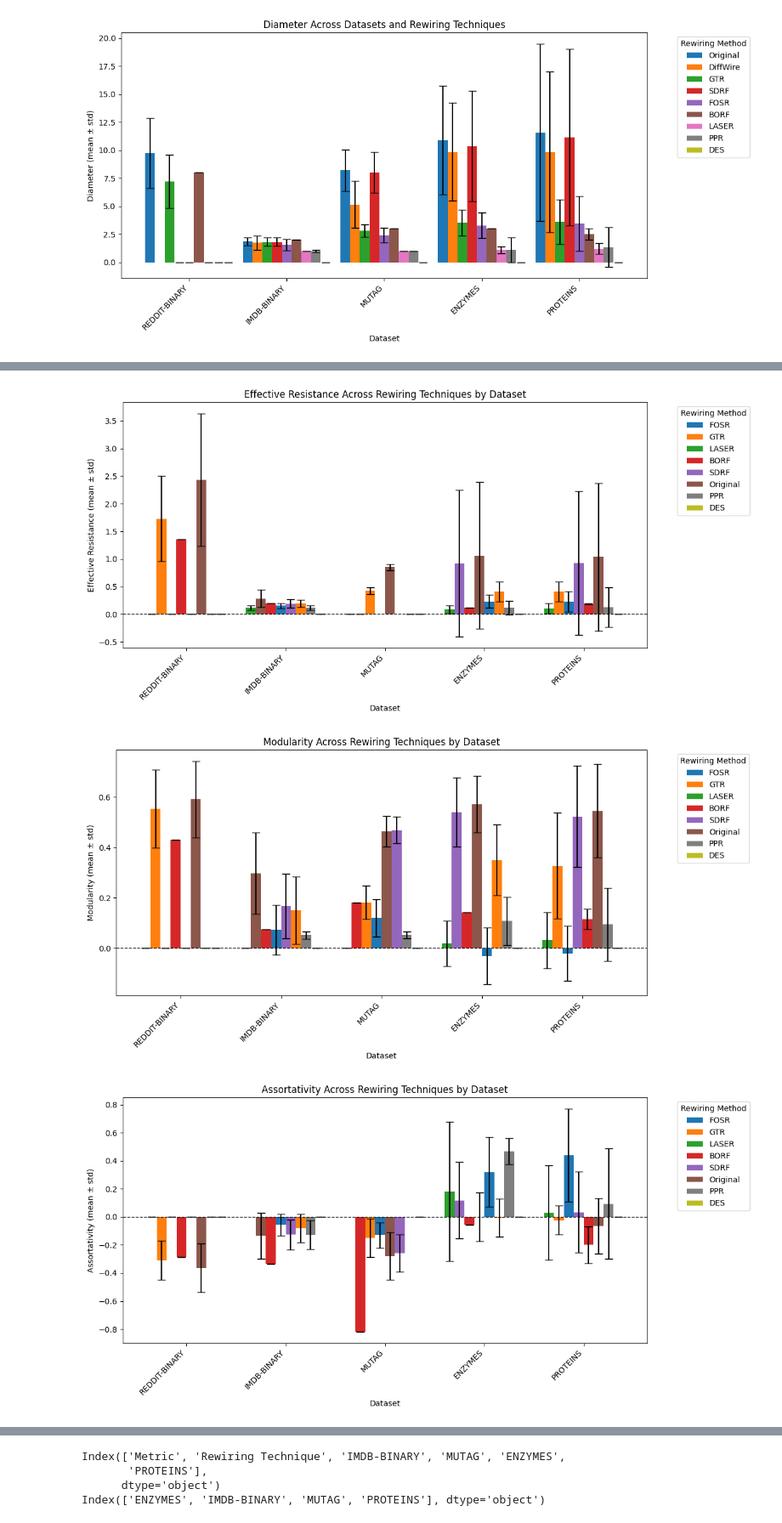
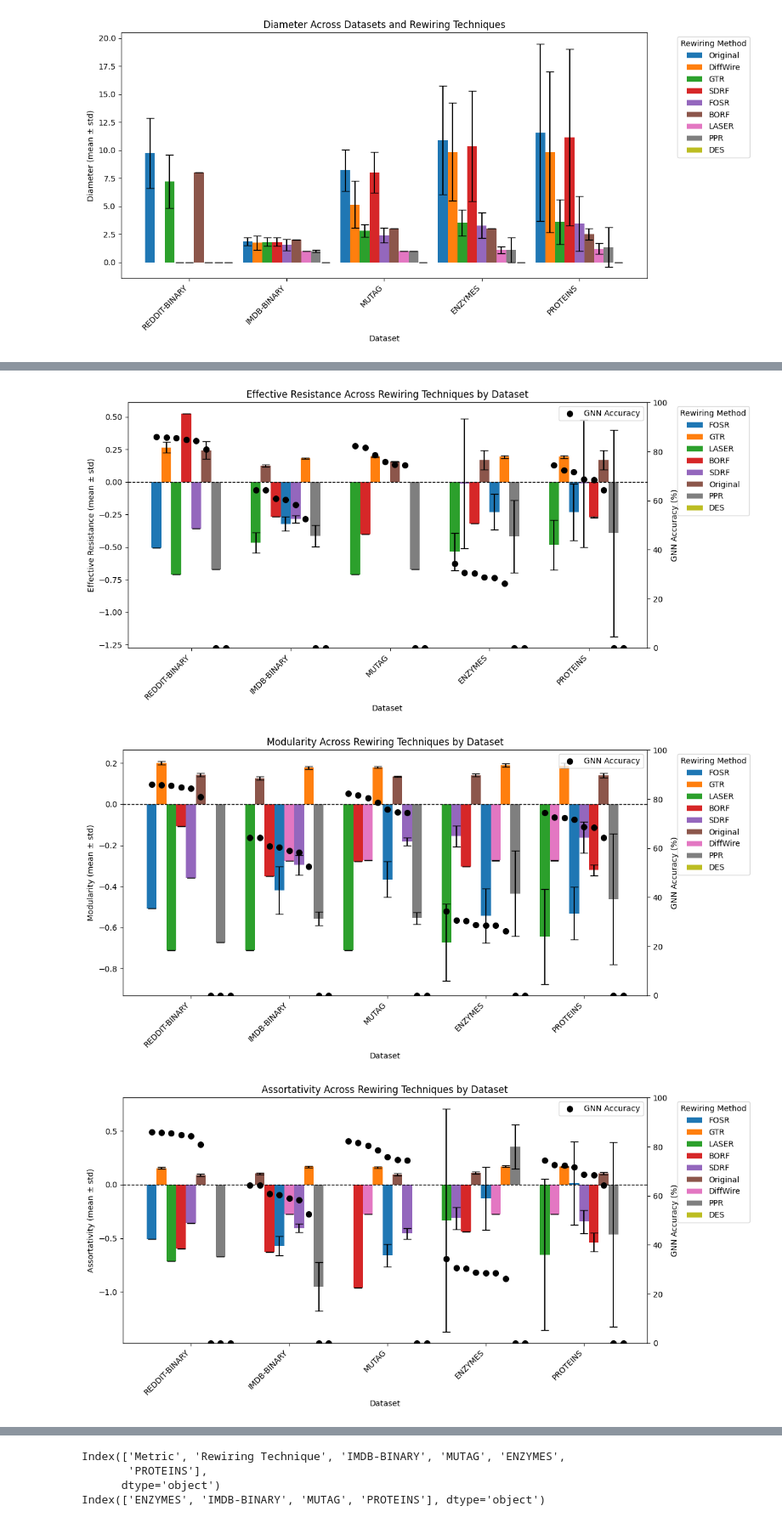
Before and after one commit to amgb20/Structural-Invariance-Matters-Rethinking-Graph-Rewiring-through-Graph-Metrics, a Jupyter notebook: analysis/metric_analysis.ipynb, the cells around one changed output, grey strips where cells are left out. Shown at 85% size. Drawn from its saved outputs; the diff is of its cells as text; code cells hidden in the pictures.

Commit message:
analysis added GNN accuracy to graphs

```diff
--- a/analysis/metric_analysis.ipynb
+++ b/analysis/metric_analysis.ipynb
@@ -204,63 +204,77 @@ performance_order = {
     "PROTEINS": ["LASER", "DiffWire", "GTR", "FOSR", "SDRF", "BORF", "Original", "PPR", "DES"]
 }
 
-# normalize the data
-df = normalize_data(df, method="None")
+# Example GNN accuracy (you need real values here)
+gnn_accuracy = {
+    "REDDIT-BINARY": {"FOSR": 85.93, "GTR": 85.70, "LASER": 85.458, "BORF": 84.92, "SDRF": 84.42, "Original": 81.00, "DiffWire": 0, "PPR": 0, "DES": 0},
+    "IMDB-BINARY": {"FOSR": 60.40, "GTR": 52.56, "LASER": 64.33, "BORF": 60.82, "SDRF": 58.29, "Original": 64.28, "DiffWire": 59.00, "PPR": 0, "DES": 0},
+    "MUTAG": {"FOSR": 75.89, "GTR": 78.63, "LASER": 82.20, "BORF": 81.68, "SDRF": 74.52, "Original": 74.73, "DiffWire": 80.42, "PPR": 0, "DES": 0},
+    "ENZYMES": {"FOSR": 28.60, "GTR": 26.33, "LASER": 34.33, "BORF": 30.50, "SDRF": 30.56, "Original": 28.73, "DiffWire": 28.53, "PPR": 0, "DES": 0},
+    "PROTEINS": {"FOSR": 71.64, "GTR": 72.30, "LASER": 74.38, "BORF": 68.41, "SDRF": 68.71, "Original": 64.28, "DiffWire": 72.71, "PPR": 0, "DES": 0},
+}
 
-for metric in metrics:
+# Normalize the data
+df = normalize_data(df, method="zscore")
+
+for metric in df["Metric"].unique():
     metric_df = df[df["Metric"] == metric].copy()
 
     if metric_df.empty:
         continue
-    # Extract mean and std columns
+
     mean_cols = [c for c in metric_df.columns if c.endswith("_mean")]
     std_cols = [c.replace("_mean", "_std") for c in mean_cols]
     rewiring_methods = [c.replace("_mean", "") for c in mean_cols]
 
-    # Convert columns to numeric, forcing errors to NaN for clean processing
     for col in mean_cols + std_cols:
         metric_df[col] = pd.to_numeric(metric_df[col], errors='coerce')
 
-    # Drop rows that contains COLLAB
     metric_df = metric_df[~metric_df["Dataset"].str.contains("COLLAB")]
 
-    # Ensure all values are numeric
-    for col in mean_cols + std_cols:
-        metric_df[col] = pd.to_numeric(metric_df[col], errors='coerce')
-
-    fig, ax = plt.subplots(figsize=(12, 6))
+    fig, ax1 = plt.subplots(figsize=(12, 6))
+    ax2 = ax1.twinx()  # Create secondary y-axis for accuracy
 
     datasets = metric_df["Dataset"].unique()
-    x = np.arange(len(datasets))  # Positions for dataset groups
-    bar_width = 0.1  # Width of each bar
+    x = np.arange(len(datasets))
+    bar_width = 0.1
 
     for i, ds in enumerate(datasets):
-    # Get the ordered rewiring methods for the dataset
-        ordered_methods = performance_order[ds]
+        ordered_methods = [rew for rew in performance_order[ds] if rew + "_mean" in metric_df.columns]
 
-        #If metric is effective resistance and method is diffwire, remove diffwire since some values are unnaturally high
         if metric == "Effective Resistance" and "DiffWire" in ordered_methods:
             ordered_methods.remove("DiffWire")
 
         for j, rew in enumerate(ordered_methods):
-            if rew not in metric_df.columns:  # Skip missing methods
+            mean_col = rew + "_mean"
+            std_col = rew + "_std"
+
+            if mean_col not in metric_df.columns or std_col not in metric_df.columns:
                 continue
-            means = metric_df[metric_df["Dataset"] == ds][rew + "_mean"].values[0]
-            stds = metric_df[metric_df["Dataset"] == ds][rew + "_std"].values[0]
 
-            # Adjust x positions based on new ordering
+            means = metric_df[metric_df["Dataset"] == ds][mean_col].values[0]
+            stds = metric_df[metric_df["Dataset"] == ds][std_col].values[0]
+
             x_pos = x[i] + (j - len(ordered_methods) / 2) * bar_width + bar_width / 2
-            ax.bar(x_pos, means, yerr=stds, width=bar_width, label=rew if i == 0 else "", color=rewiring_colors[rew], capsize=5)
+            ax1.bar(x_pos, means, yerr=stds, width=bar_width, label=rew if i == 0 else "",
+                    color=rewiring_colors.get(rew, "tab:gray"), capsize=5)
 
+            if ds in gnn_accuracy and rew in gnn_accuracy[ds]:
+                acc_value = gnn_accuracy[ds][rew]
+                ax2.scatter(x_pos, acc_value, color="black", marker="o", s=50, label="GNN Accuracy" if i == 0 and j == 0 else "")
 
     # Formatting
-    ax.axhline(y=0, linestyle='dashed', color='black', linewidth=1)  # Dotted horizontal line at 0
-    ax.set_xticks(x)
-    ax.set_xticklabels(datasets, rotation=45, ha="right")
-    ax.set_title(f"{metric} Across Rewiring Techniques by Dataset")
-    ax.set_xlabel("Dataset")
-    ax.set_ylabel(f"{metric} (mean ± std)")
-    ax.legend(title="Rewiring Method", bbox_to_anchor=(1.05, 1), loc="upper left")
+    ax1.axhline(y=0, linestyle='dashed', color='black', linewidth=1)
+    ax1.set_xticks(x)
+    ax1.set_xticklabels(datasets, rotation=45, ha="right")
+    ax1.set_title(f"{metric} Across Rewiring Techniques by Dataset")
+    ax1.set_xlabel("Dataset")
+    ax1.set_ylabel(f"{metric} (mean ± std)")
+
+    ax2.set_ylabel("GNN Accuracy (%)")  # Set secondary y-axis label
+    ax2.set_ylim(0, 100)  # Limit accuracy range
+
+    ax1.legend(title="Rewiring Method", bbox_to_anchor=(1.05, 1), loc="upper left")
+    ax2.legend(["GNN Accuracy"], loc="upper right")
 
     plt.tight_layout()
     plt.show()
@@ -269,3 +283,3 @@ for metric in metrics:
-[figure, old version]
+[figure, new version]
-[figure, old version]
+[figure, new version]
-[figure, old version]
+[figure, new version]
```
Also changed, not shown: parts of 2 cells of this notebook, 1 other file.
